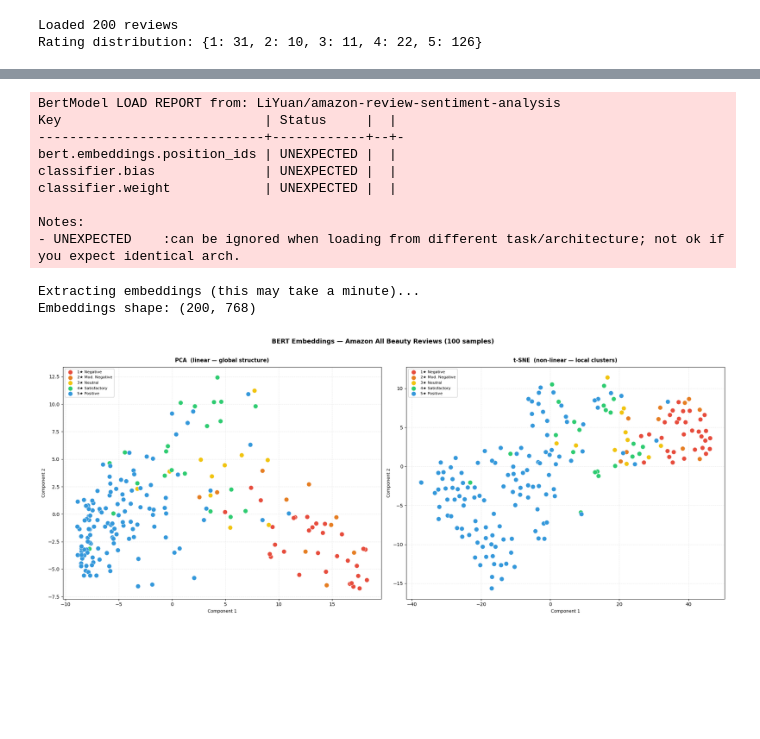
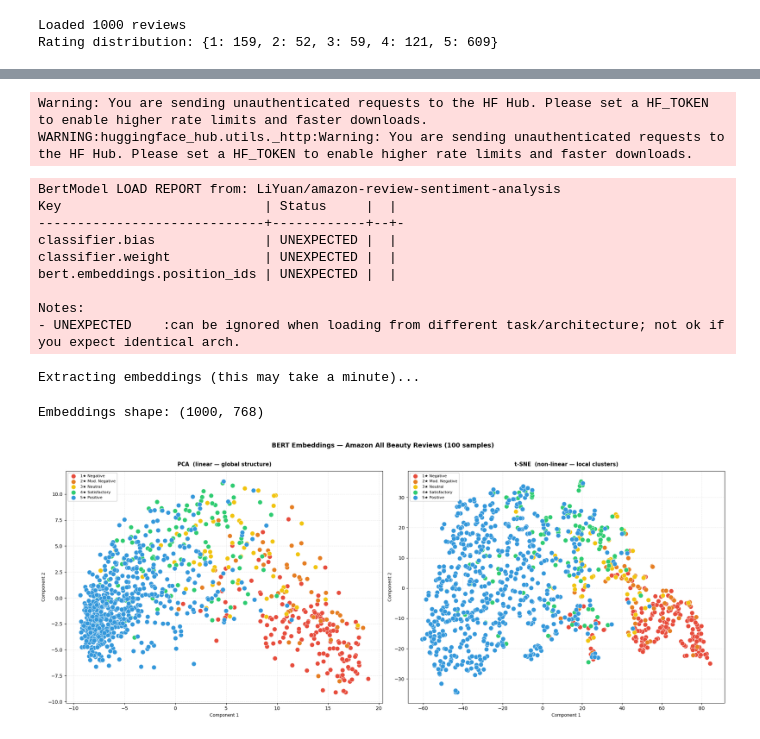
Before and after one commit to RoniDey1819/MMRecSys, a Jupyter notebook: main/amazon_dataset_visual.ipynb, the cells around one changed output, grey strips where cells are left out. Drawn from its saved outputs; the diff is of its cells as text; code cells hidden in the pictures; blank space fills up the shorter version.

```diff
--- a/main/amazon_dataset_visual.ipynb
+++ b/main/amazon_dataset_visual.ipynb
@@ -15,7 +14,7 @@ from sklearn.decomposition import PCA
 
 # Load reviews from dataset
 DATASET_PATH = "All_Beauty_Reviews_Filtered_With_Images.jsonl"
-N_SAMPLES    = 200
+N_SAMPLES    = 1000
 random.seed(42)
 
 all_reviews = []
@@ -96,8 +95,8 @@ plt.tight_layout()
 plt.savefig("embeddings_visualization.png", dpi=150, bbox_inches="tight")
 plt.show()
 # %% [output]
-Loaded 200 reviews
-Rating distribution: {1: 31, 2: 10, 3: 11, 4: 22, 5: 126}
+Loaded 1000 reviews
+Rating distribution: {1: 159, 2: 52, 3: 59, 4: 121, 5: 609}
 Error while fetching `HF_TOKEN` secret value from your vault: 'Requesting secret HF_TOKEN timed out. Secrets can only be fetched when running from the Colab UI.'.
 You are not authenticated with the Hugging Face Hub in this notebook.
 If the error persists, please let us know by opening an issue on GitHub (https://github.com/huggingface/huggingface_hub/issues/new).
@@ -107,12 +104,14 @@ WARNING:huggingface_hub.utils._http:Warning: You are sending unauthenticated req
-BertModel LOAD REPORT from: LiYuan/amazon-review-sentiment-analysis
-Key                          | Status     |  |
------------------------------+------------+--+-
-bert.embeddings.position_ids | UNEXPECTED |  |
-classifier.bias              | UNEXPECTED |  |
-classifier.weight            | UNEXPECTED |  |
-
-Notes:
-- UNEXPECTED    :can be ignored when loading from different task/architecture; not ok if you expect identical arch.
+Warning: You are sending unauthenticated requests to the HF Hub. Please set a HF_TOKEN to enable higher rate limits and faster downloads.
+WARNING:huggingface_hub.utils._http:Warning: You are sending unauthenticated requests to the HF Hub. Please set a HF_TOKEN to enable higher rate limits and faster downloads.
-Extracting embeddings (this may take a minute)...
-Embeddings shape: (200, 768)
+BertModel LOAD REPORT from: LiYuan/amazon-review-sentiment-analysis
+Key                          | Status     |  |
+-----------------------------+------------+--+-
+classifier.bias              | UNEXPECTED |  |
+classifier.weight            | UNEXPECTED |  |
+bert.embeddings.position_ids | UNEXPECTED |  |
+
+Notes:
+- UNEXPECTED    :can be ignored when loading from different task/architecture; not ok if you expect identical arch.
+Extracting embeddings (this may take a minute)...
+Embeddings shape: (1000, 768)
-[figure, old version]
+[figure, new version]
```
Also changed, not shown: parts of 2 cells of this notebook, 3 other files.
